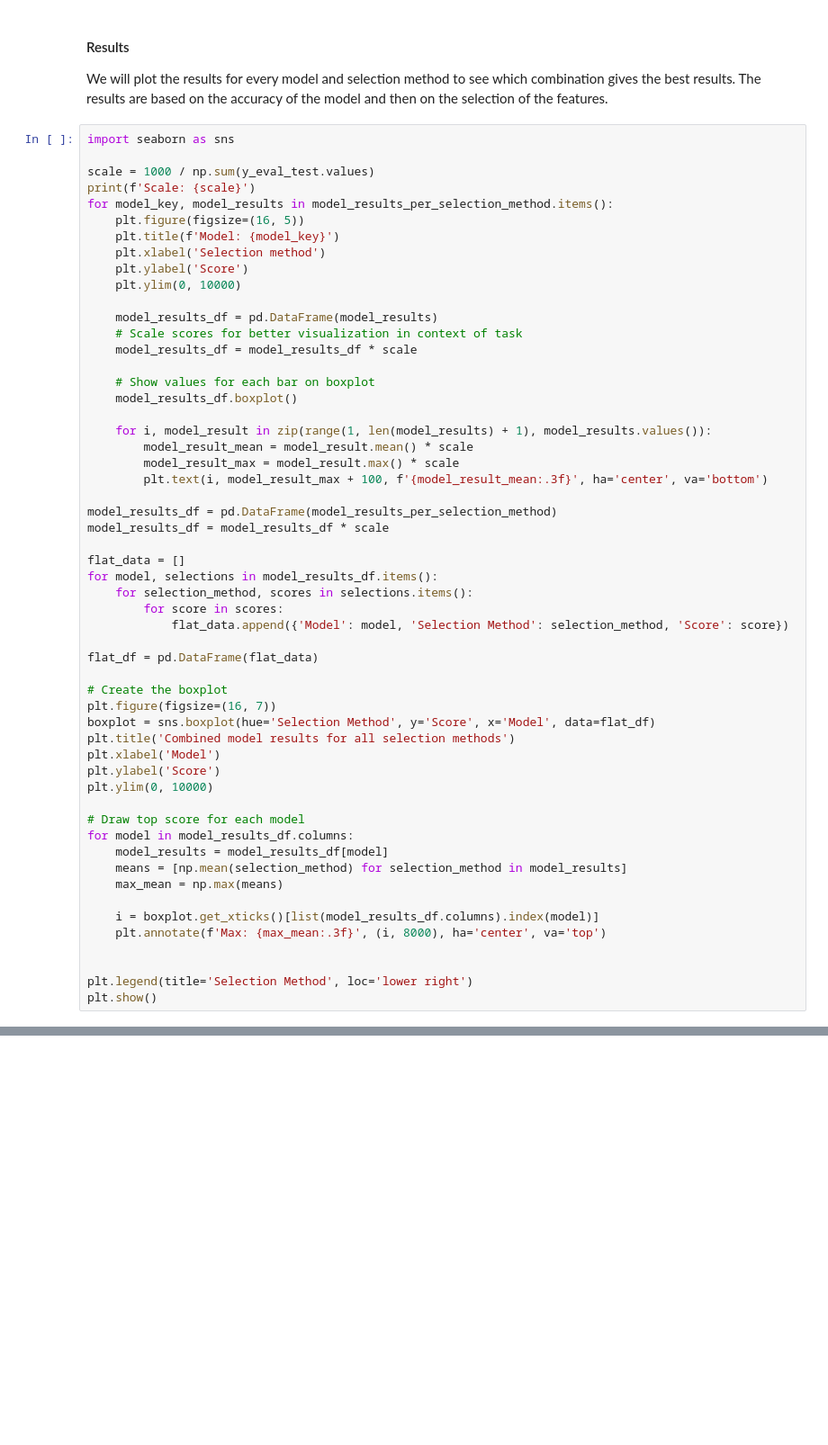
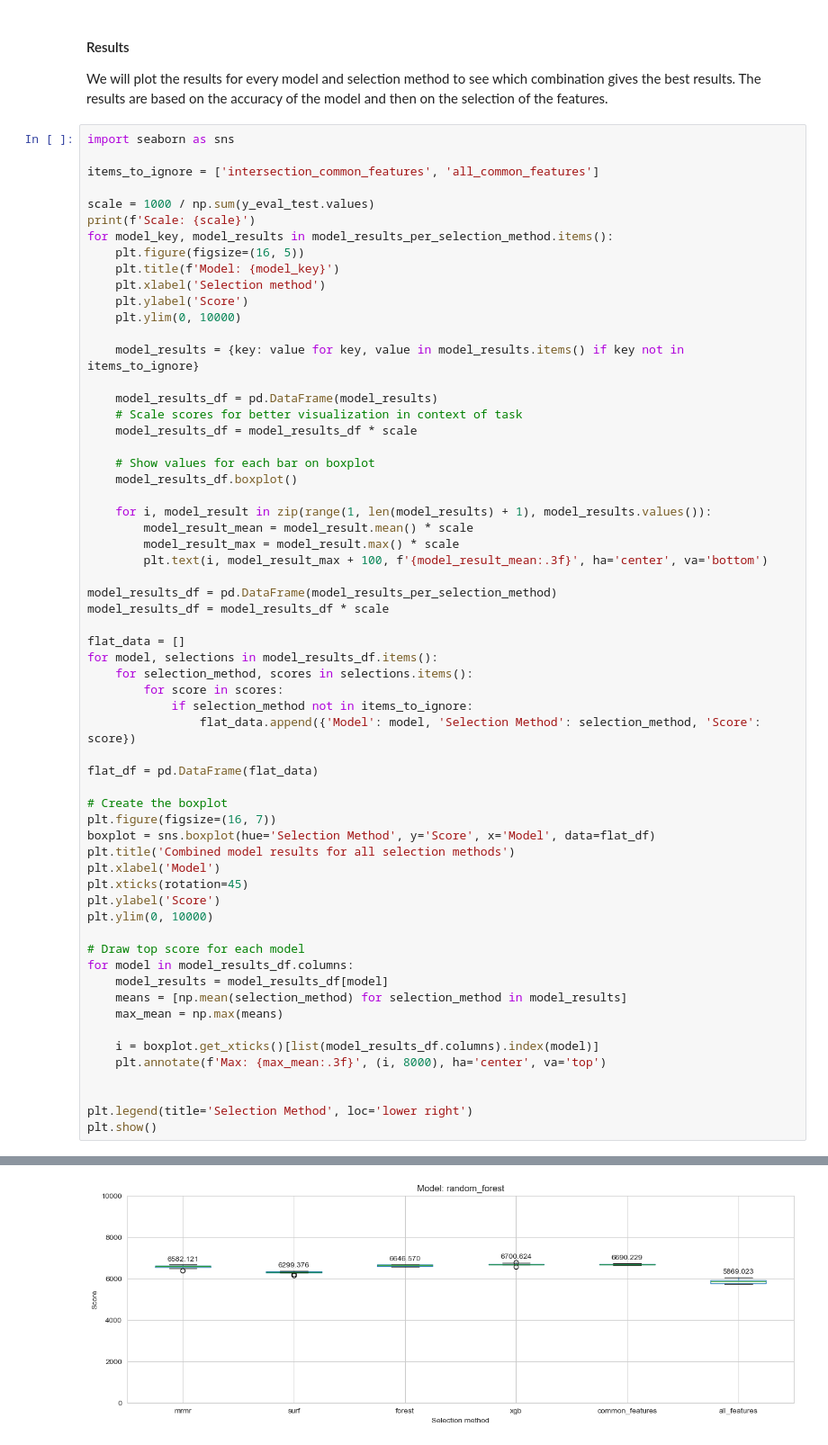
Before and after one commit to KarinaTiurina/aml_projects, a Jupyter notebook: Project2/data/feature_selection_algorithm_comparison.ipynb, the cells around one changed output, grey strips where cells are left out. Shown: that part at 90% size. Drawn from its saved outputs; the diff is of its cells as text; blank space fills up the shorter version.

```diff
--- a/Project2/data/feature_selection_algorithm_comparison.ipynb
+++ b/Project2/data/feature_selection_algorithm_comparison.ipynb
@@ -328,6 +372,8 @@ We will plot the results for every model and selection method to see which combi
 The results are based on the accuracy of the model and then on the selection of the features.
 # %%
 import seaborn as sns
+
+items_to_ignore = ['intersection_common_features', 'all_common_features']
 
 scale = 1000 / np.sum(y_eval_test.values)
 print(f'Scale: {scale}')
@@ -337,6 +383,8 @@ for model_key, model_results in model_results_per_selection_method.items():
     plt.xlabel('Selection method')
     plt.ylabel('Score')
     plt.ylim(0, 10000)
+
+    model_results = {key: value for key, value in model_results.items() if key not in items_to_ignore}
 
     model_results_df = pd.DataFrame(model_results)
     # Scale scores for better visualization in context of task
@@ -357,7 +405,8 @@ flat_data = []
 for model, selections in model_results_df.items():
     for selection_method, scores in selections.items():
         for score in scores:
-            flat_data.append({'Model': model, 'Selection Method': selection_method, 'Score': score})
+            if selection_method not in items_to_ignore:
+                flat_data.append({'Model': model, 'Selection Method': selection_method, 'Score': score})
 
 flat_df = pd.DataFrame(flat_data)
 
@@ -366,6 +415,7 @@ plt.figure(figsize=(16, 7))
 boxplot = sns.boxplot(hue='Selection Method', y='Score', x='Model', data=flat_df)
 plt.title('Combined model results for all selection methods')
 plt.xlabel('Model')
+plt.xticks(rotation=45)
 plt.ylabel('Score')
 plt.ylim(0, 10000)
 
@@ -381,3 +431,4 @@ for model in model_results_df.columns:
 
 plt.legend(title='Selection Method', loc='lower right')
 plt.show()
+# %% [output]
@@ -383,0 +436 @@ plt.show()
+[figure, added]
```
Also changed, not shown: parts of 6 cells of this notebook, 11 other files.
